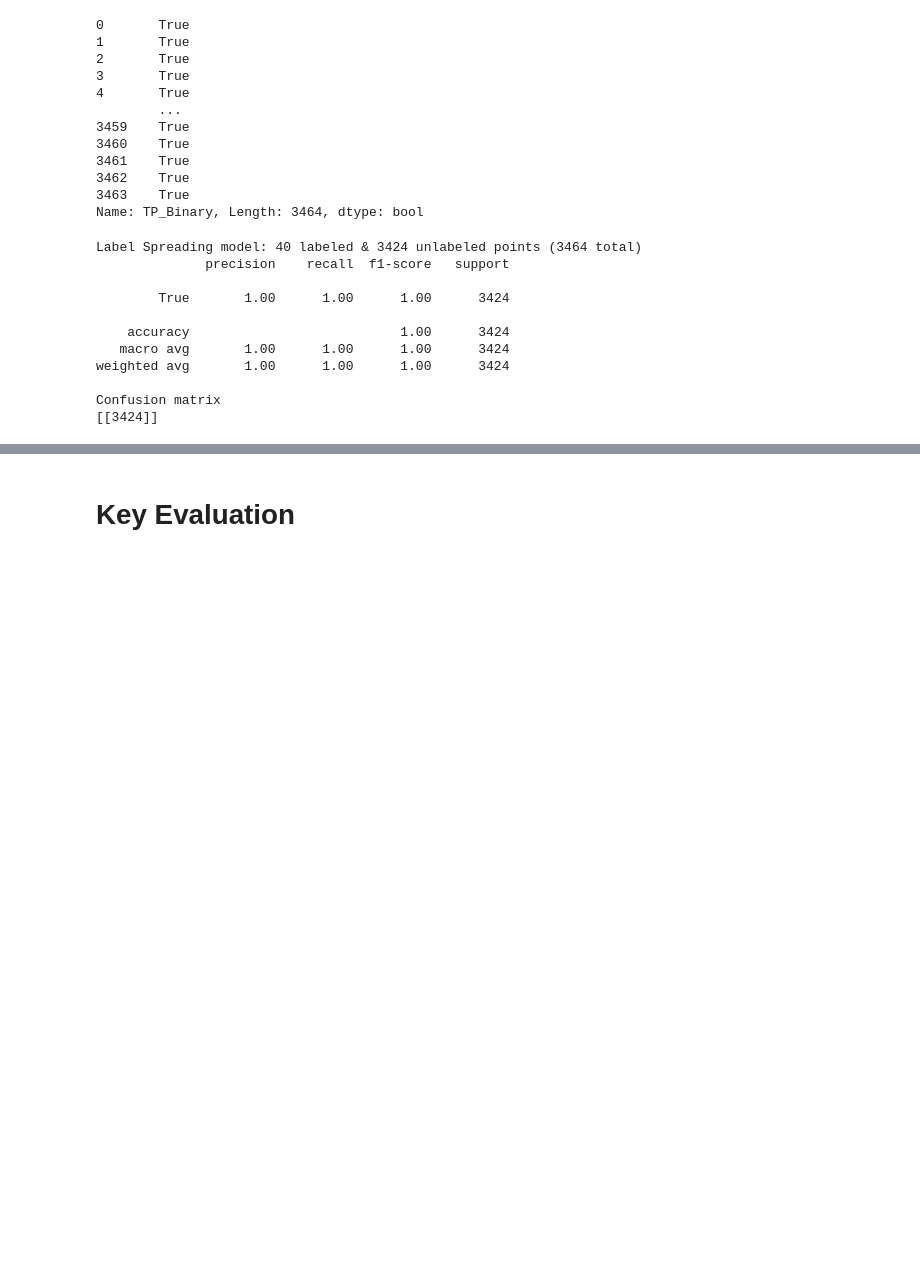
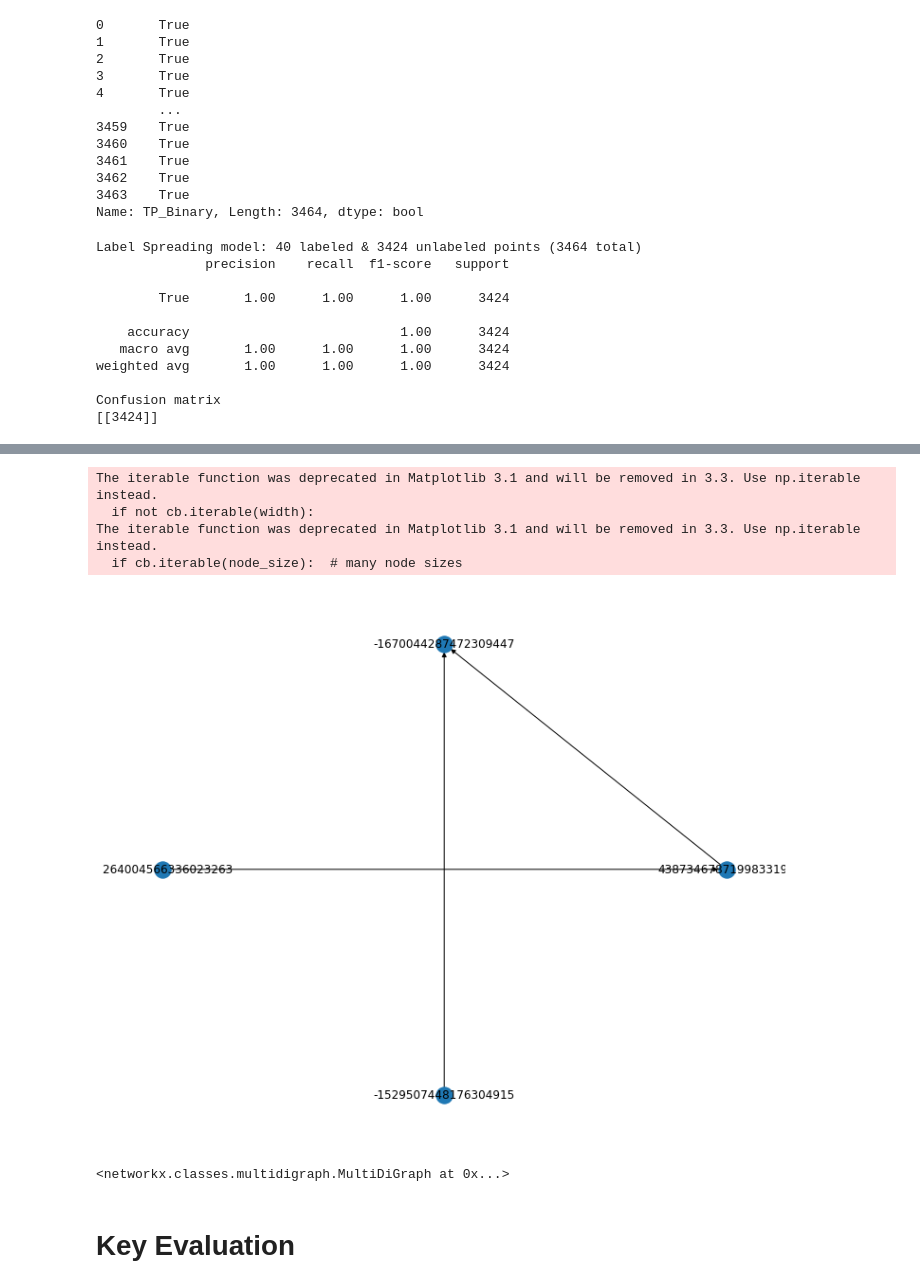
Before and after one commit to zulu8/graph_msc, a Jupyter notebook: Network5.ipynb, the cells around one changed output, grey strips where cells are left out. Drawn from its saved outputs; the diff is of its cells as text; code cells hidden in the pictures; blank space fills up the shorter version.

```diff
--- a/Network5.ipynb
+++ b/Network5.ipynb
@@ -908,0 +1269,18 @@ Confusion matrix
+# %%
+X['EventData_ParentImage'] = X['ParentImage']
+X['EventData_ParentProcessId'] = X['ParentProcessId']
+X['EventData_ParentProcessGuid'] = X['ParentProcessGuid']
+X['EventData_Image'] = X['Image']
+X['EventData_CommandLine'] = X['CommandLine']
+X['EventData_Hashes'] = X['Hashes']
+
+X['Computer'] = X['Hostname']
+X['EventData_User'] = X['User']
+X['EventData_UtcTime'] = X['UtcTime']
+
+X['EventData_ProcessGuid'] = X['ProcessGuid']
+X['EventData_ProcessId'] = X['ProcessId']
+# %%
+datasource = JSONData(X.head(1).to_dict('records'))
+transformer = SysmonTransformer(datasource=datasource)
+nodes = transformer.run()
@@ -908,0 +1297,2 @@ Confusion matrix
+# %%
+backend = NetworkX(nodes=nodes)
@@ -908,0 +1301,2 @@ Confusion matrix
+# %%
+G = backend.graph()
@@ -909,3 +1307,17 @@ Confusion matrix
+# %%
+from matplotlib.pyplot import figure
+figure(figsize=(10, 8))
+nx.draw_shell(G, with_labels=True)
+# %% [output]
+The iterable function was deprecated in Matplotlib 3.1 and will be removed in 3.3. Use np.iterable instead.
+  if not cb.iterable(width):
+The iterable function was deprecated in Matplotlib 3.1 and will be removed in 3.3. Use np.iterable instead.
+  if cb.iterable(node_size):  # many node sizes
+[figure, added]
+# %%
+PrintG
+# %% [output]
+<networkx.classes.multidigraph.MultiDiGraph at 0x...>
 # %% [markdown]
 # Key Evaluation
 # %% [markdown]
```
Also changed, not shown: parts of 61 cells of this notebook, 1 other file.
